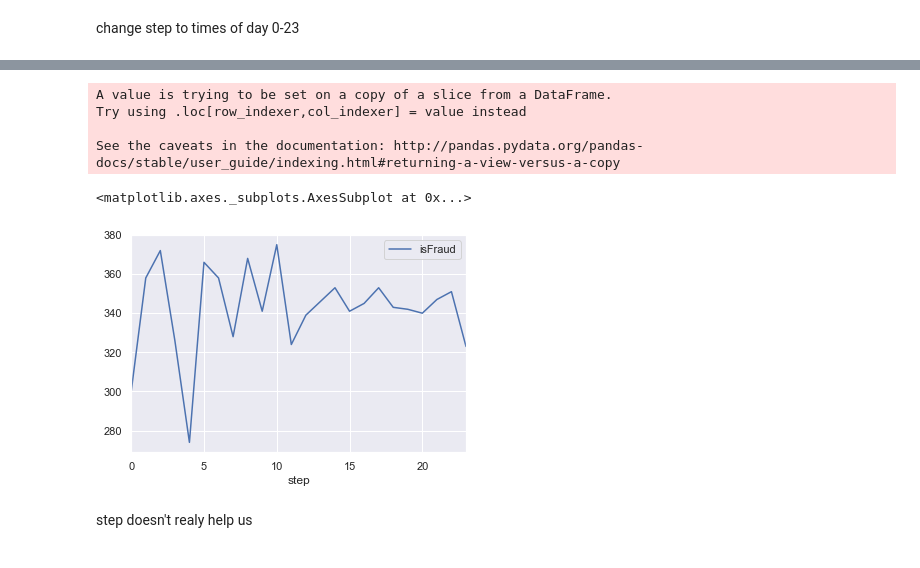
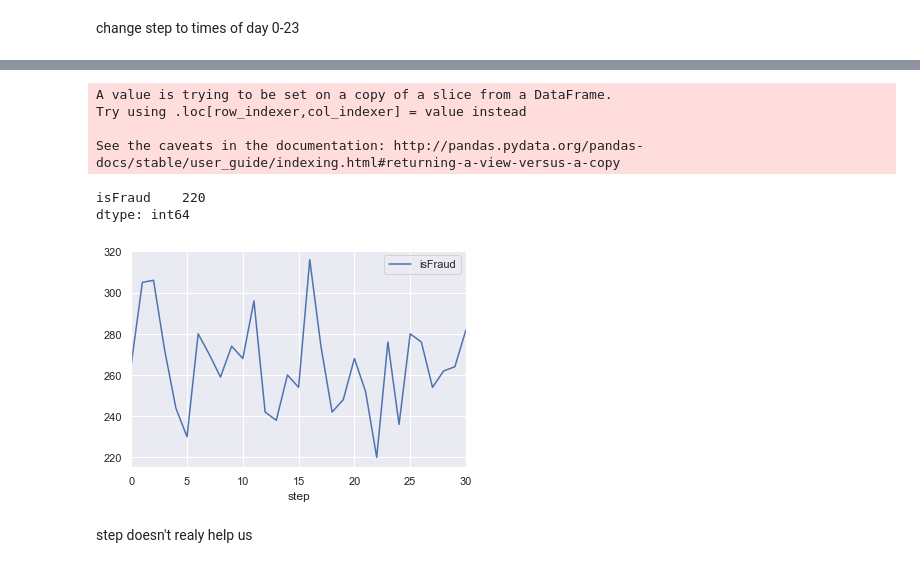
Before and after one commit to MtheEPIC/KaggleProj, a Jupyter notebook: CardTransaction.ipynb, the cells around one changed output, grey strips where cells are left out. Saved outputs shown, nothing was run; the diff lists cells and outputs as text; code cells hidden in the pictures.

```diff
--- a/CardTransaction.ipynb
+++ b/CardTransaction.ipynb
@@ -246,14 +235,16 @@ change step to times of day 0-23
 # %%
 tmp = df[['step', 'isFraud']]
-tmp['step'] = tmp['step']%24
+tmp['step'] = tmp['step']//24
 tmp.groupby(['step']).sum().plot()
+tmp.groupby(['step']).sum().min()
 # %% [output]
 A value is trying to be set on a copy of a slice from a DataFrame.
 Try using .loc[row_indexer,col_indexer] = value instead
 
 See the caveats in the documentation: http://pandas.pydata.org/pandas-docs/stable/user_guide/indexing.html#returning-a-view-versus-a-copy
-<matplotlib.axes._subplots.AxesSubplot at 0x...>
+isFraud    220
+dtype: int64
-[figure, old version]
+[figure, new version]
 # %% [markdown]
 step doesn't realy help us
 # %% [markdown]
```
Also changed, not shown: parts of 59 cells of this notebook.
